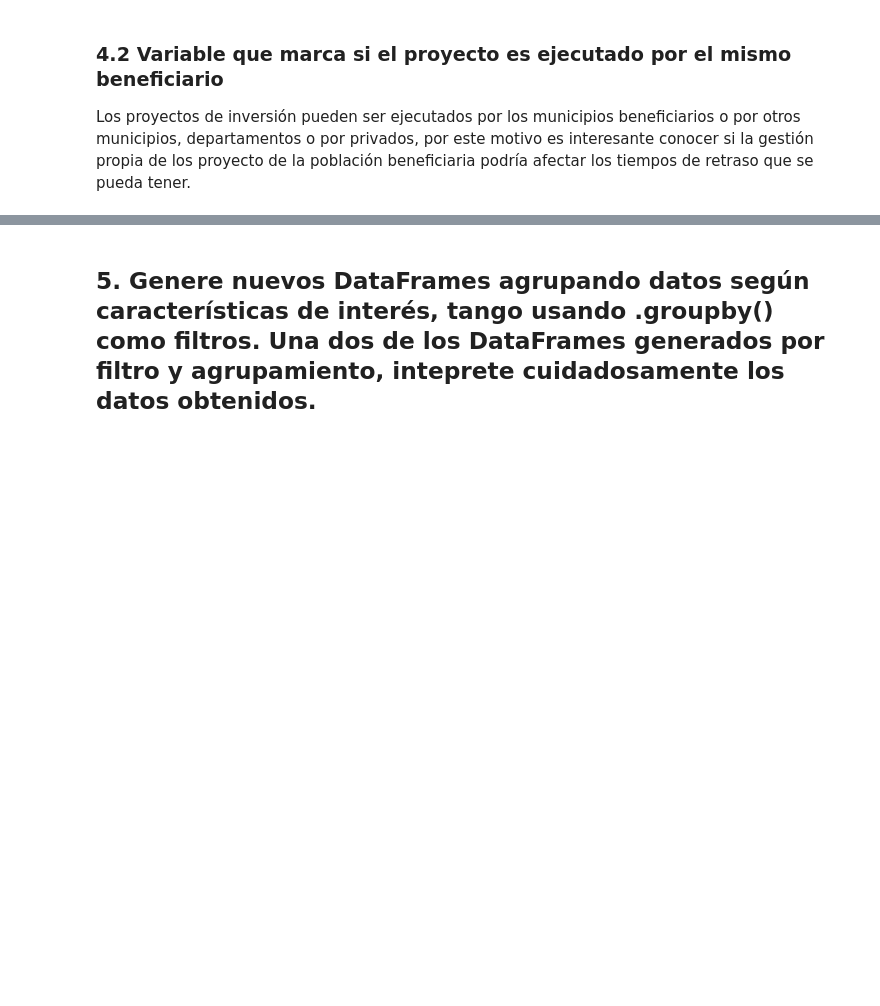
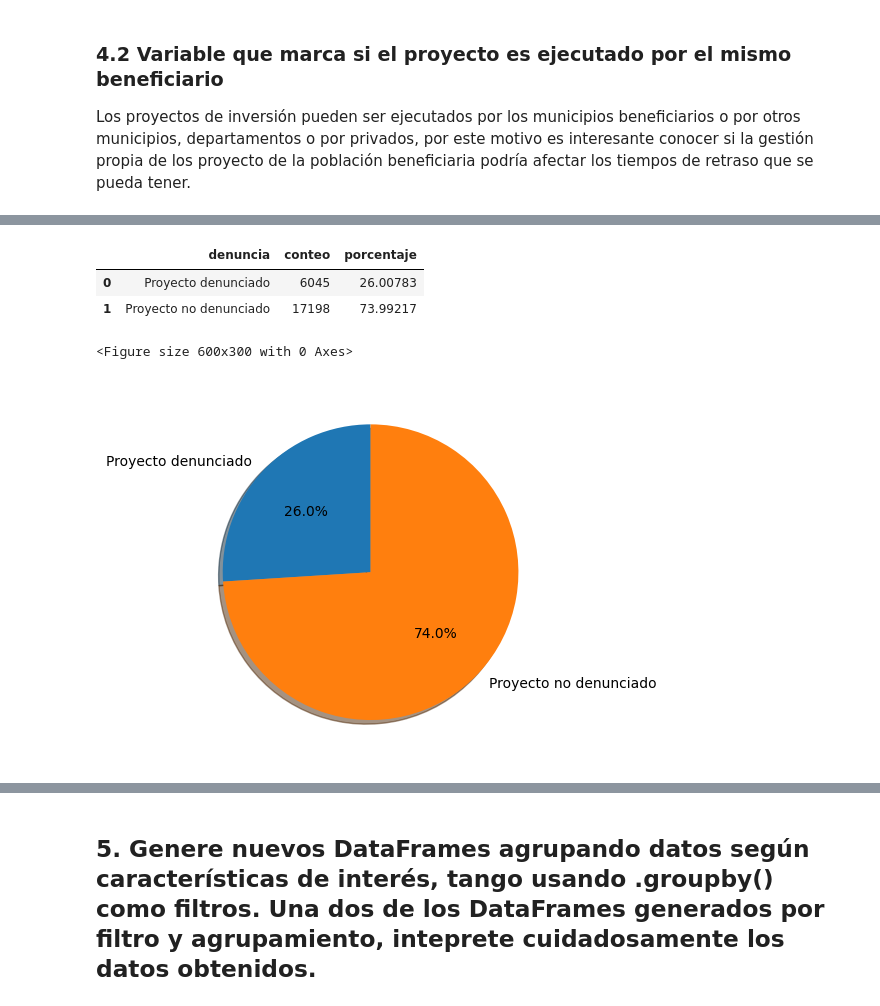
Before and after one commit to caavila96/gesproy23, a Jupyter notebook: Analisis_Gesproy.ipynb, the cells around one changed output, grey strips where cells are left out. Drawn from its saved outputs; the diff is of its cells as text; code cells hidden in the pictures; blank space fills up the shorter version.

```diff
--- a/Analisis_Gesproy.ipynb
+++ b/Analisis_Gesproy.ipynb
@@ -682,0 +707,22 @@ bars[0]
+# %%
+gesp_5['denuncia'] = np.where((gesp_5["_de_denuncias_ciudadanas_recibidas"]>0) | (gesp_5["no_de_visitas_de_seguimiento"]>0), "Proyecto denunciado", "Proyecto no denunciado")
+# %%
+pie2 = gesp_5.groupby('denuncia').agg({'denuncia':'count'})
+pie2 = pie2.rename(columns={"denuncia": "conteo"})
+pie2['porcentaje'] = pie2['conteo']/sum(pie2['conteo'])*100
+pie2 = pie2.reset_index(drop = False)
+pie2
+# %% [output]
+|  | denuncia | conteo | porcentaje |
+| 0 | Proyecto denunciado | 6045 | 26.00783 |
+| 1 | Proyecto no denunciado | 17198 | 73.99217 |
+# %%
+plt.figure(figsize=(6, 3))
+plt.subplots()
+plt.pie(pie2['porcentaje'],labels = ("Proyecto denunciado", "Proyecto no denunciado"), autopct='%1.1f%%',
+        shadow=True, startangle=90)
+
+plt.show()
+# %% [output]
+<Figure size 600x300 with 0 Axes>
+[figure, added]
```
Also changed, not shown: parts of 15 cells of this notebook.
